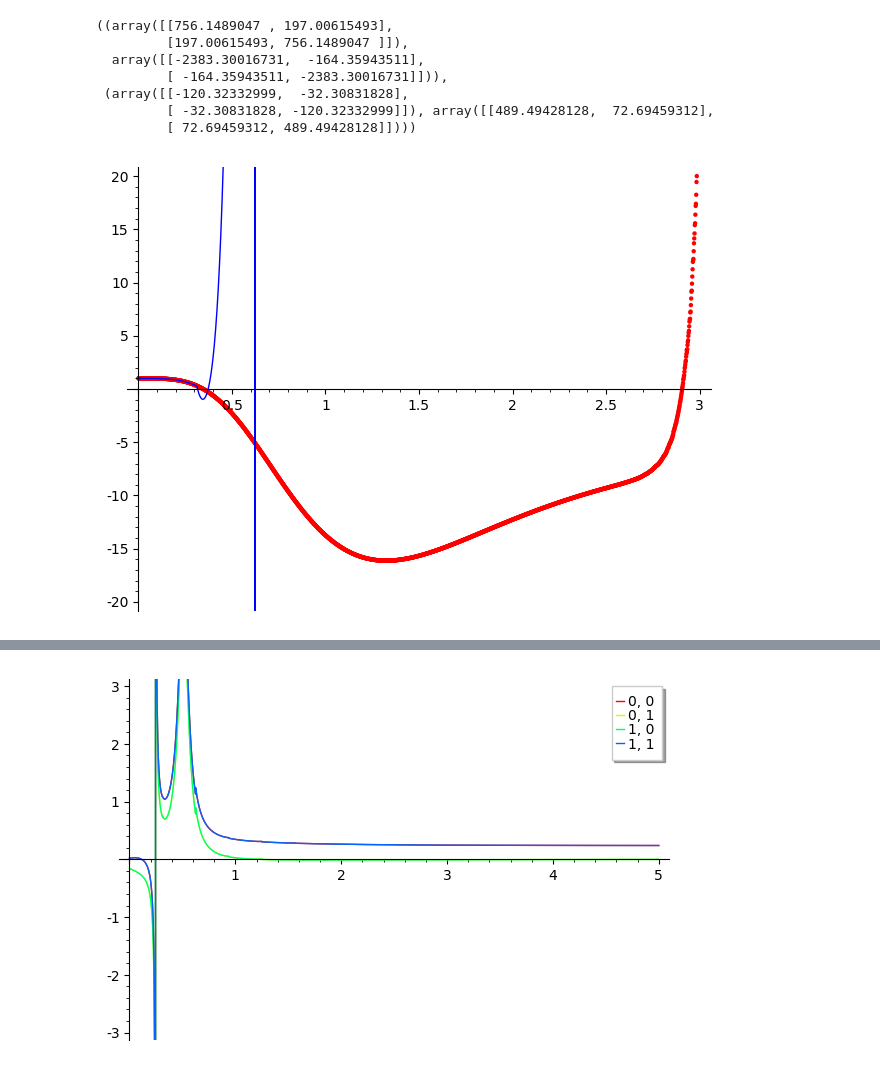
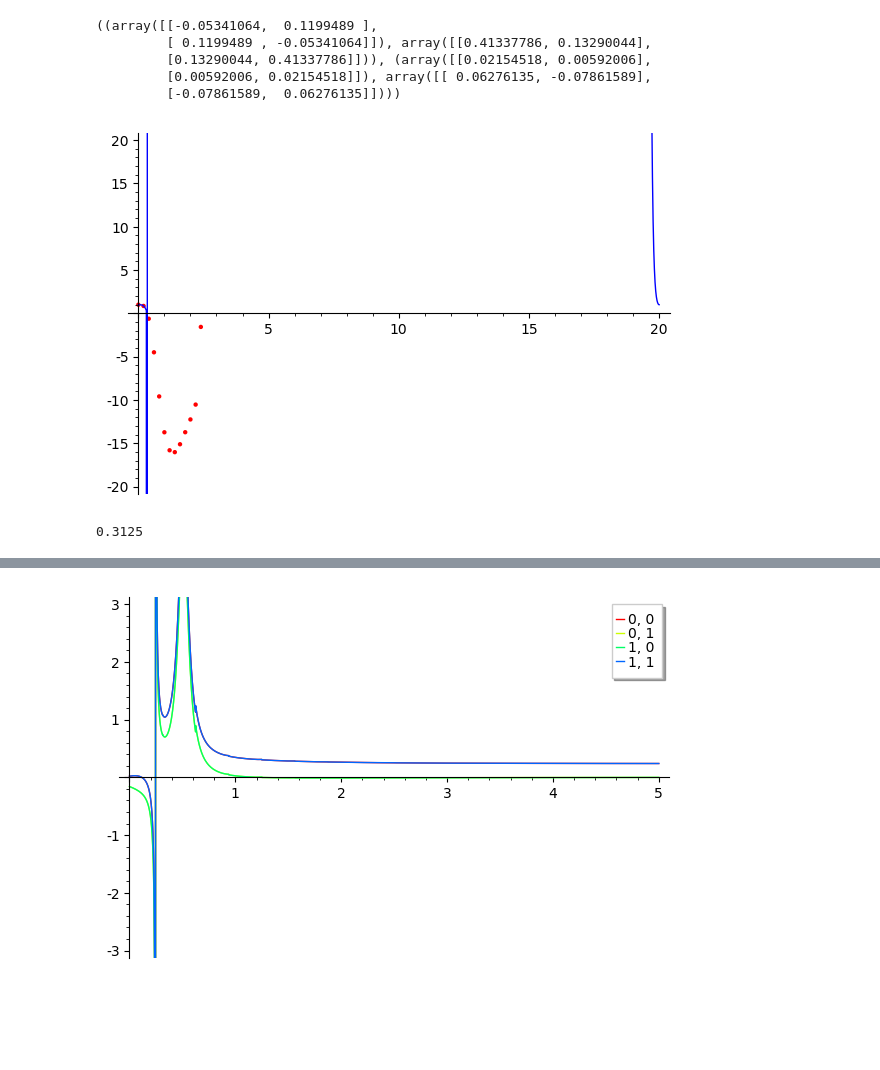
Before and after one commit to twist-numerical/matslise, a Jupyter notebook: notebooks/test_pyscs_hard.ipynb, the cells around one changed output, grey strips where cells are left out. Cells and saved outputs as stored; diff of their text form; code cells hidden in the pictures; blank space fills up the shorter version.

```diff
--- a/notebooks/test_pyscs_hard.ipynb
+++ b/notebooks/test_pyscs_hard.ipynb
@@ -13,5 +13,13 @@ def f(x):
     v1 = Vpt(x, 39./2, 1./2)
     return matrix(RDF, [[v0+v1, v0-v1], [v0-v1,v0+v1]])
 
-
-scs = ps.Pyscs(f, n, 0, 20, 64)
+M = 20
+scs = ps.Pyscs(f, n, 0, M, steps=64)
+# %%
+def psi(y, dy):
+    return matrix(RDF, dy)*~matrix(RDF, y)
+
+y0 = matrix.identity(RDF, n)
+dy0 = matrix.zero(RDF, n, n)
+E = -64
+y, dy = scs.propagate(E, [y0, dy0], 0, .1)[0]
@@ -17,0 +36,4 @@ scs = ps.Pyscs(f, n, 0, 20, 64)
+# %%
+E = -64
+m = scs.match
+scs.propagatePsi(E, [[0,0],[0,0]], 0, m) - scs.propagatePsi(E, [[0,0],[0,0]], M, m)
@@ -19,13 +80,11 @@ scs = ps.Pyscs(f, n, 0, 20, 64)
 y0 = [matrix.zero(n), matrix.identity(n)]
 scs.propagate(3, y0, 0, 2)
 # %% [output]
-((array([[756.1489047 , 197.00615493],
-         [197.00615493, 756.1489047 ]]),
-  array([[-2383.30016731,  -164.35943511],
-         [ -164.35943511, -2383.30016731]])),
- (array([[-120.32332999,  -32.30831828],
-         [ -32.30831828, -120.32332999]]), array([[489.49428128,  72.69459312],
-         [ 72.69459312, 489.49428128]])))
+((array([[-0.05341064,  0.1199489 ],
+         [ 0.1199489 , -0.05341064]]), array([[0.41337786, 0.13290044],
+         [0.13290044, 0.41337786]])), (array([[0.02154518, 0.00592006],
+         [0.00592006, 0.02154518]]), array([[ 0.06276135, -0.07861589],
+         [-0.07861589,  0.06276135]])))
 # %%
 def error(E):
     (yl, dyl),_ = scs.propagate(E, (matrix.zero(2), matrix.identity(2)), 0,5)
@@ -44,11 +103,10 @@ def prop(E, start, end, begin):
 # %%
 E = -64
 B = 0
-M = 3
 t = prop(E, B, M, [0,0,1,0])
-t.ode_solve(num_points=2000)
+t.ode_solve(num_points=100)
 s = prop(E, B, M, [0,0,0,1])
-s.ode_solve(num_points=2000)
+s.ode_solve(num_points=100)
 # %%
 def sm_eig(m):
     return min((abs(e), e) for e in matrix(m).eigenvalues())[1]
@@ -59,7 +117,11 @@ dets = [(x, detm([y0[2:], y1[2:]])) for (x, y0), (_, y1) in zip(t.solution, s.so
 # %%
 (
     list_plot(dets, color="red")
-    + plot(lambda x: detm(scs.propagate(E,  (matrix.zero(2), [[1,0],[0,1]]), B, x)[0][1]), (min(B, M),3))
+    + plot(lambda x: detm(scs.propagate(E,  (matrix.zero(2), [[1,0],[0,1]]), B if x < scs.match else M, x)[0][1]), (B,M))
 ).show(ymax=20, ymin=-20)
 # %% [output]
-[figure, old version]
+[figure, new version]
+# %%
+scs.match
+# %% [output]
+0.3125
```
Also changed, not shown: parts of 8 cells of this notebook, 9 other files.
